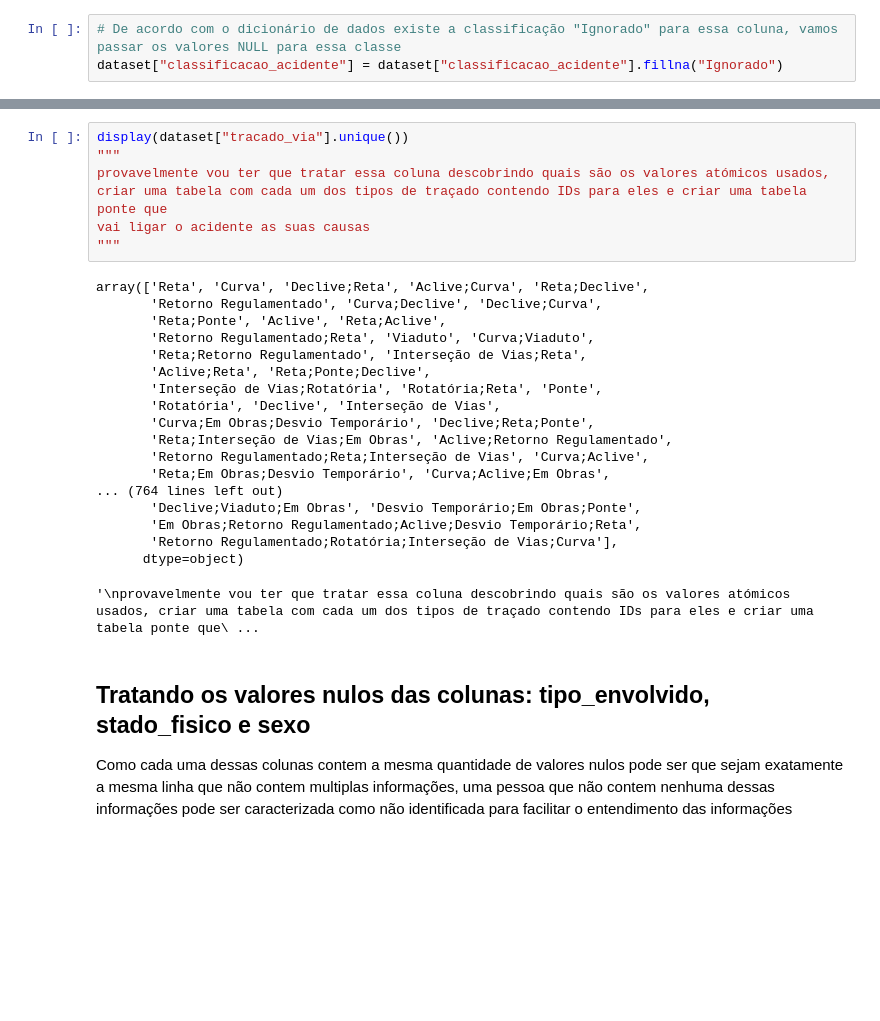
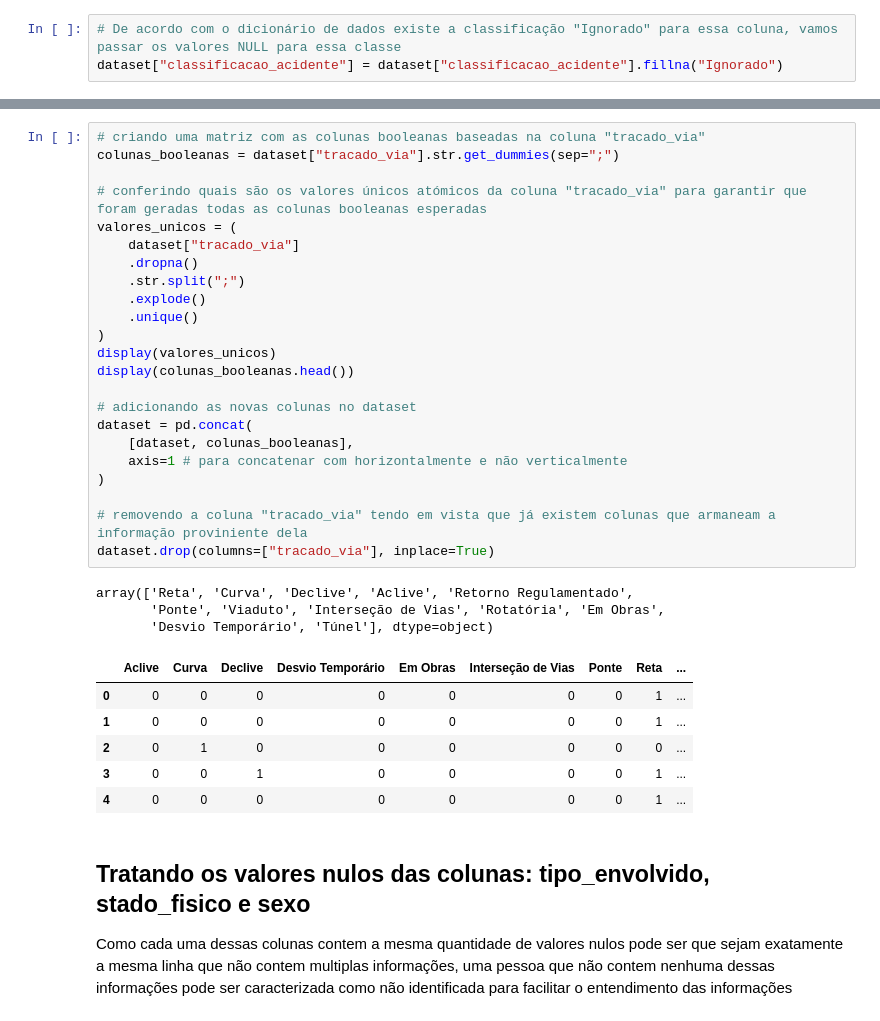
Before and after one commit to alisson-vini/Projeto_integracao_dados, a Jupyter notebook: Notebooks/ETL.ipynb, the cells around one changed output, grey strips where cells are left out. Cells and saved outputs as stored; diff of their text form; blank space fills up the shorter version.

Commit message:
adição da transformação que remove a coluna 'tracado_via' que é multivalorada e cria várias colunas booleanas de acordo com os valores unicos e atómicos dessa coluna para armazenar a informação dela

```diff
--- a/Notebooks/ETL.ipynb
+++ b/Notebooks/ETL.ipynb
@@ -239,28 +238,36 @@ Analisar se essa coluna tem multiplos valores em uma única célula e quais são
-# %%
-display(dataset["tracado_via"].unique())
-"""
-provavelmente vou ter que tratar essa coluna descobrindo quais são os valores atómicos usados, criar uma tabela com cada um dos tipos de traçado contendo IDs para eles e criar uma tabela ponte que
-vai ligar o acidente as suas causas
-"""
-# %% [output]
-array(['Reta', 'Curva', 'Declive;Reta', 'Aclive;Curva', 'Reta;Declive',
-       'Retorno Regulamentado', 'Curva;Declive', 'Declive;Curva',
-       'Reta;Ponte', 'Aclive', 'Reta;Aclive',
-       'Retorno Regulamentado;Reta', 'Viaduto', 'Curva;Viaduto',
-       'Reta;Retorno Regulamentado', 'Interseção de Vias;Reta',
-       'Aclive;Reta', 'Reta;Ponte;Declive',
-       'Interseção de Vias;Rotatória', 'Rotatória;Reta', 'Ponte',
-       'Rotatória', 'Declive', 'Interseção de Vias',
-       'Curva;Em Obras;Desvio Temporário', 'Declive;Reta;Ponte',
-       'Reta;Interseção de Vias;Em Obras', 'Aclive;Retorno Regulamentado',
-       'Retorno Regulamentado;Reta;Interseção de Vias', 'Curva;Aclive',
-       'Reta;Em Obras;Desvio Temporário', 'Curva;Aclive;Em Obras',
-... (764 lines left out)
-       'Declive;Viaduto;Em Obras', 'Desvio Temporário;Em Obras;Ponte',
-       'Em Obras;Retorno Regulamentado;Aclive;Desvio Temporário;Reta',
-       'Retorno Regulamentado;Rotatória;Interseção de Vias;Curva'],
-      dtype=object)
-'\nprovavelmente vou ter que tratar essa coluna descobrindo quais são os valores atómicos usados, criar uma tabela com cada um dos tipos de traçado contendo IDs para eles e criar uma tabela ponte que\ ...
+# %%
+# criando uma matriz com as colunas booleanas baseadas na coluna "tracado_via"
+colunas_booleanas = dataset["tracado_via"].str.get_dummies(sep=";")
+
+# conferindo quais são os valores únicos atómicos da coluna "tracado_via" para garantir que foram geradas todas as colunas booleanas esperadas
+valores_unicos = (
+    dataset["tracado_via"]
+    .dropna()
+    .str.split(";")
+    .explode()
+    .unique()
+)
+display(valores_unicos)
+display(colunas_booleanas.head())
+
+# adicionando as novas colunas no dataset
+dataset = pd.concat(
+    [dataset, colunas_booleanas],
+    axis=1 # para concatenar com horizontalmente e não verticalmente
+)
+
+# removendo a coluna "tracado_via" tendo em vista que já existem colunas que armaneam a informação proviniente dela
+dataset.drop(columns=["tracado_via"], inplace=True)
+# %% [output]
+array(['Reta', 'Curva', 'Declive', 'Aclive', 'Retorno Regulamentado',
+       'Ponte', 'Viaduto', 'Interseção de Vias', 'Rotatória', 'Em Obras',
+       'Desvio Temporário', 'Túnel'], dtype=object)
+|  | Aclive | Curva | Declive | Desvio Temporário | Em Obras | Interseção de Vias | Ponte | Reta | ... |
+| 0 | 0 | 0 | 0 | 0 | 0 | 0 | 0 | 1 | ... |
+| 1 | 0 | 0 | 0 | 0 | 0 | 0 | 0 | 1 | ... |
+| 2 | 0 | 1 | 0 | 0 | 0 | 0 | 0 | 0 | ... |
+| 3 | 0 | 0 | 1 | 0 | 0 | 0 | 0 | 1 | ... |
+| 4 | 0 | 0 | 0 | 0 | 0 | 0 | 0 | 1 | ... |
 # %% [markdown]
 ## Tratando os valores nulos das colunas: tipo_envolvido, stado_fisico e sexo
 Como cada uma dessas colunas contem a mesma quantidade de valores nulos pode ser que sejam exatamente a mesma linha que não contem multiplas informações, uma pessoa que não contem nenhuma dessas informações pode ser caracterizada como não identificada para facilitar o entendimento das informações
```
Also changed, not shown: parts of 7 cells of this notebook, 1 other file.
